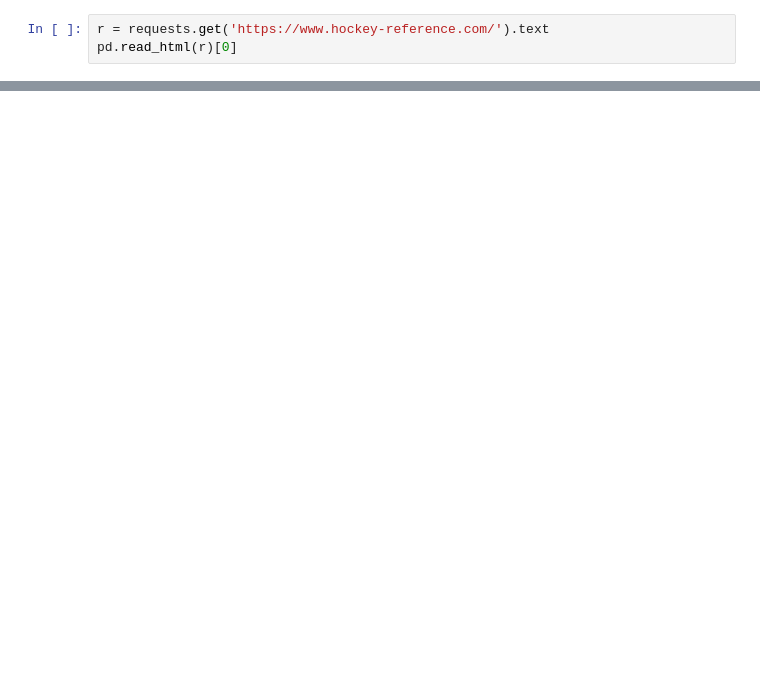
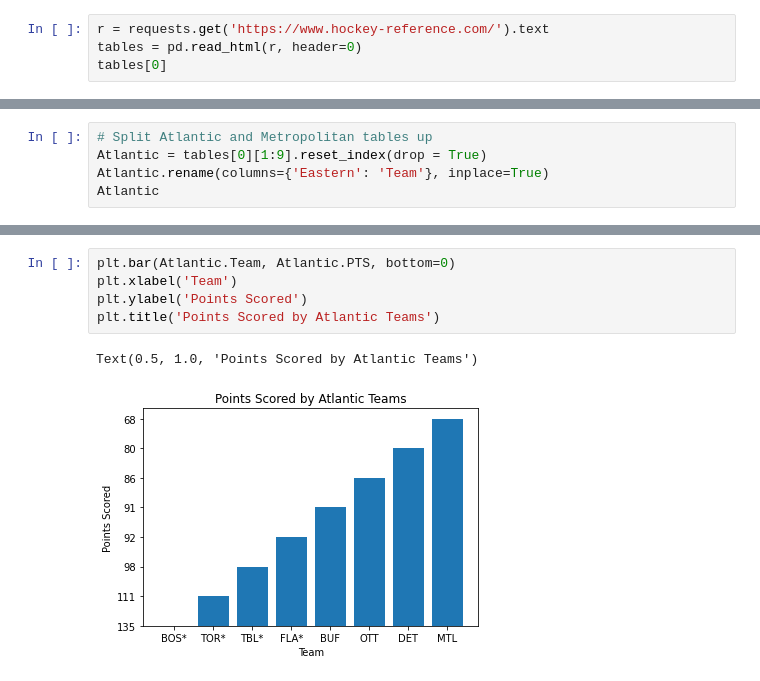
Before and after one commit to lukekerwin/DS-320_Project, a Jupyter notebook: Brian_test.ipynb, the cells around one changed output, grey strips where cells are left out. Drawn from its saved outputs; the diff is of its cells as text; blank space fills up the shorter version.

Commit message:
Separated eastern tables and plotted bar chart

```diff
--- a/Brian_test.ipynb
+++ b/Brian_test.ipynb
@@ -4,6 +6,7 @@ import requests
 # %%
 r = requests.get('https://www.hockey-reference.com/').text
-pd.read_html(r)[0]
+tables = pd.read_html(r, header=0)
+tables[0]
 # %% [output]
 |  | Eastern | W | L | OL | PTS | RW | RgRec | RgPt% |
 | 0 | Atlantic | Atlantic | Atlantic | Atlantic | Atlantic | Atlantic | Atlantic | Atlantic |
@@ -22,3 +25,8 @@ pd.read_html(r)[0]
 | 15 | WSH | 35 | 37 | 10 | 80 | 27 | 27-37-18 | .439 |
 | 16 | PHI | 31 | 38 | 13 | 75 | 26 | 26-38-18 | .427 |
 | 17 | CBJ | 25 | 48 | 9 | 59 | 15 | 15-48-19 | .299 |
+# %%
+# Split Atlantic and Metropolitan tables up
+Atlantic = tables[0][1:9].reset_index(drop = True)
+Atlantic.rename(columns={'Eastern': 'Team'}, inplace=True)
+Atlantic
@@ -24,0 +57,8 @@ pd.read_html(r)[0]
+# %%
+plt.bar(Atlantic.Team, Atlantic.PTS, bottom=0)
+plt.xlabel('Team')
+plt.ylabel('Points Scored')
+plt.title('Points Scored by Atlantic Teams')
+# %% [output]
+Text(0.5, 1.0, 'Points Scored by Atlantic Teams')
+[figure, added]
```
Also changed, not shown: parts of 7 cells of this notebook.
